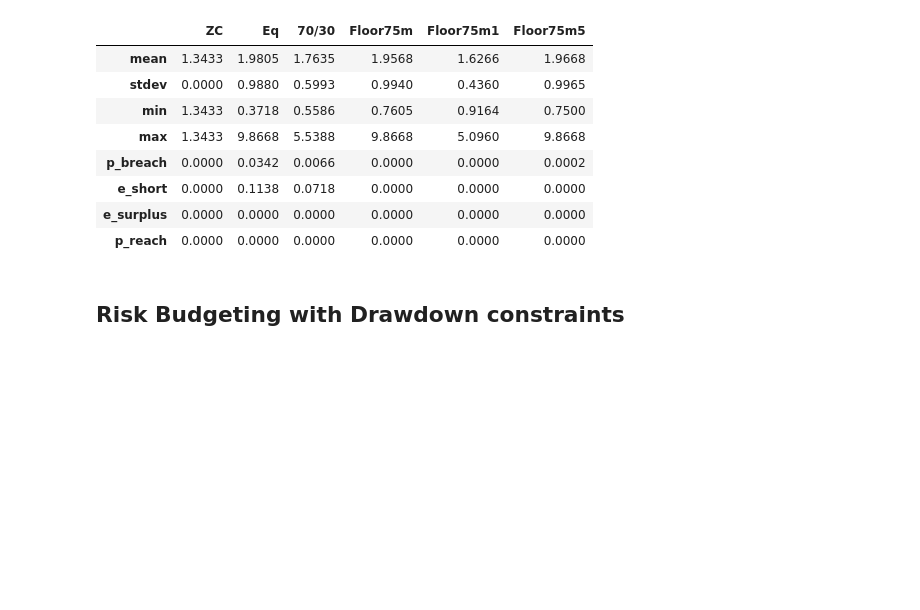
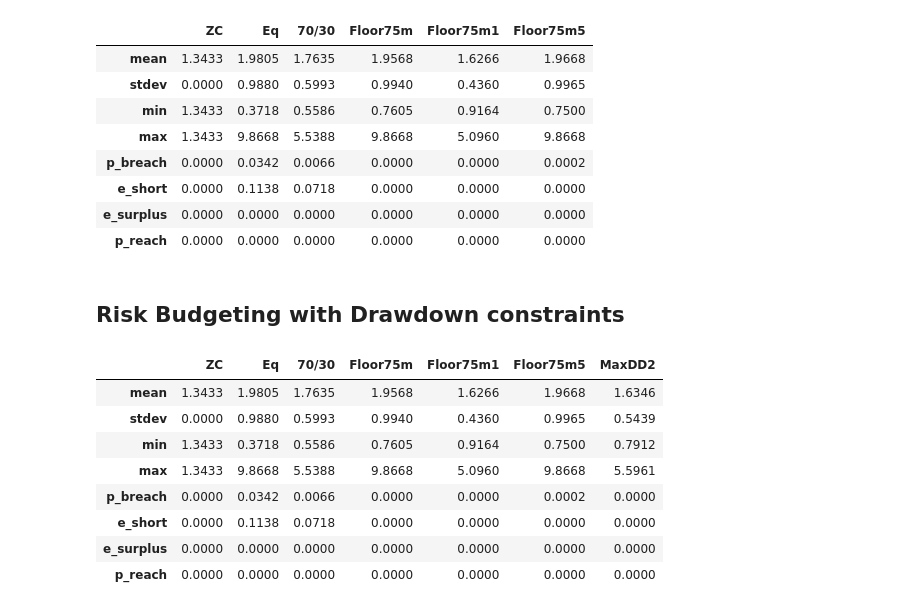
Before and after one commit to whiplash9102/portfolio-construction, a Jupyter notebook: 21_Dynamic_Risk_Budgeting.ipynb, the cells around one changed output. Saved outputs shown, nothing was run; the diff lists cells and outputs as text; code cells hidden in the pictures; blank space fills up the shorter version.

```diff
--- a/21_Dynamic_Risk_Budgeting.ipynb
+++ b/21_Dynamic_Risk_Budgeting.ipynb
@@ -74,7 +74,25 @@ pd.concat([erk.terminal_stats(rets_zc, name="ZC", floor =0.75),
 # %%
 cashrate = 0.02
 monthly_cashreturn = (1+ cashrate)**(1/12) - 1
 
 rets_cash = pd.DataFrame(data=monthly_cashreturn, index=rets_eq.index, columns = rets_eq.columns)
-rets_maxdd25 = erk.bt_mix(rets_eq, rets_cash, allocator=erk.drawdown_allocator, maxdd=.25)
+rets_maxdd25 = erk.bt_mix(rets_eq, rets_cash, allocator=erk.drawdown_allocator, maxdd=0.25)
 tv_maxdd25 = erk.terminal_stats(rets_maxdd25)
+pd.concat([erk.terminal_stats(rets_zc, name="ZC", floor =0.75),
+           erk.terminal_stats(rets_eq, name="Eq", floor=0.75),
+           erk.terminal_stats(rets_70_30, name="70/30", floor=0.75),
+           erk.terminal_stats(rets_floor75, name="Floor75m", floor=0.75),
+           erk.terminal_stats(rets_floor75m1, name="Floor75m1", floor=0.75),
+           erk.terminal_stats(rets_floor75m5, name="Floor75m5", floor=0.75),
+           erk.terminal_stats(rets_maxdd25, name="MaxDD2", floor=0.75)],
+           axis = 1).round(4)
+# %% [output]
+|  | ZC | Eq | 70/30 | Floor75m | Floor75m1 | Floor75m5 | MaxDD2 |
+| mean | 1.3433 | 1.9805 | 1.7635 | 1.9568 | 1.6266 | 1.9668 | 1.6346 |
+| stdev | 0.0000 | 0.9880 | 0.5993 | 0.9940 | 0.4360 | 0.9965 | 0.5439 |
+| min | 1.3433 | 0.3718 | 0.5586 | 0.7605 | 0.9164 | 0.7500 | 0.7912 |
+| max | 1.3433 | 9.8668 | 5.5388 | 9.8668 | 5.0960 | 9.8668 | 5.5961 |
+| p_breach | 0.0000 | 0.0342 | 0.0066 | 0.0000 | 0.0000 | 0.0002 | 0.0000 |
+| e_short | 0.0000 | 0.1138 | 0.0718 | 0.0000 | 0.0000 | 0.0000 | 0.0000 |
+| e_surplus | 0.0000 | 0.0000 | 0.0000 | 0.0000 | 0.0000 | 0.0000 | 0.0000 |
+| p_reach | 0.0000 | 0.0000 | 0.0000 | 0.0000 | 0.0000 | 0.0000 | 0.0000 |
```
Also changed, not shown: parts of 7 cells of this notebook, 4 other files.
